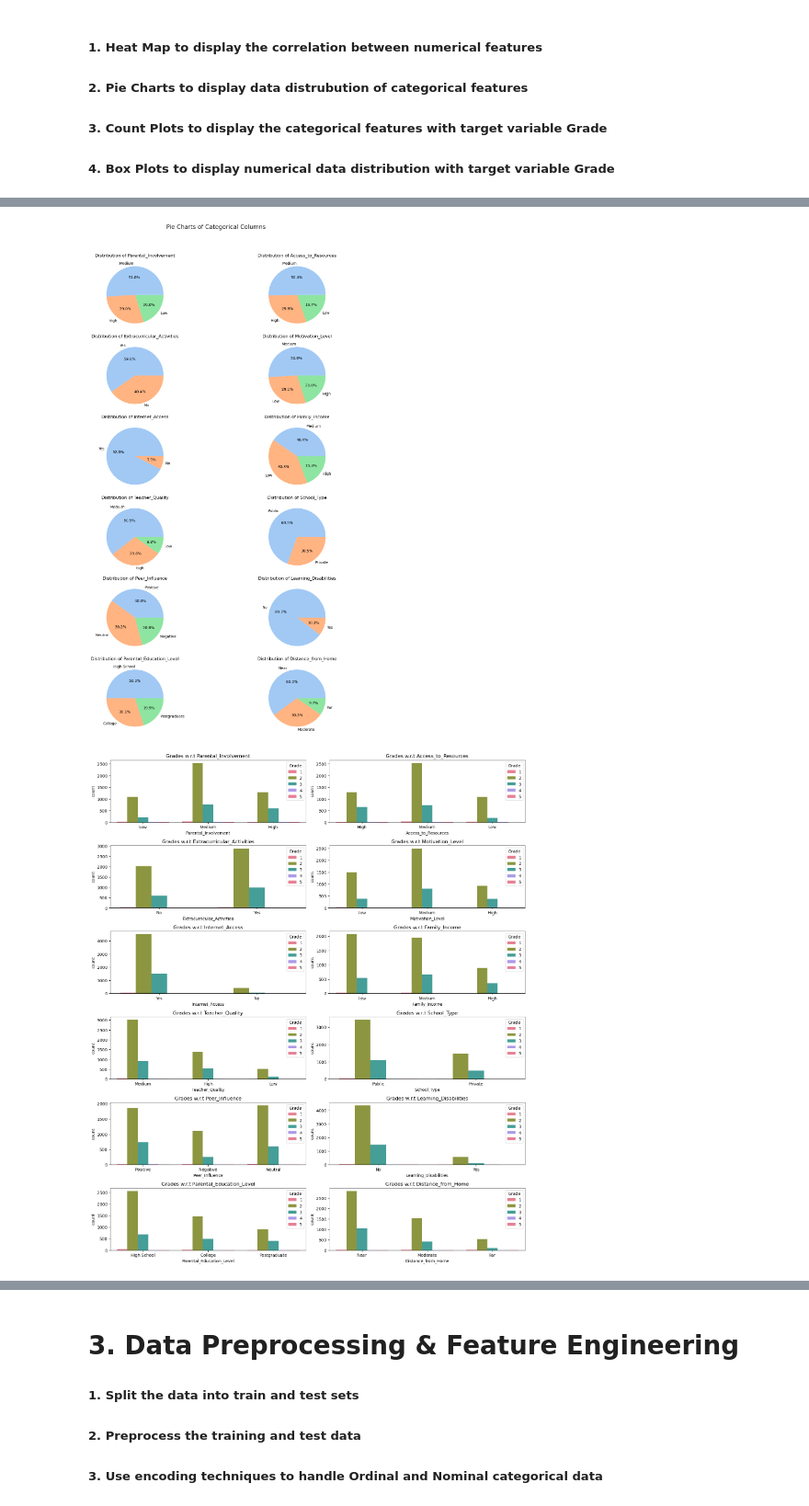
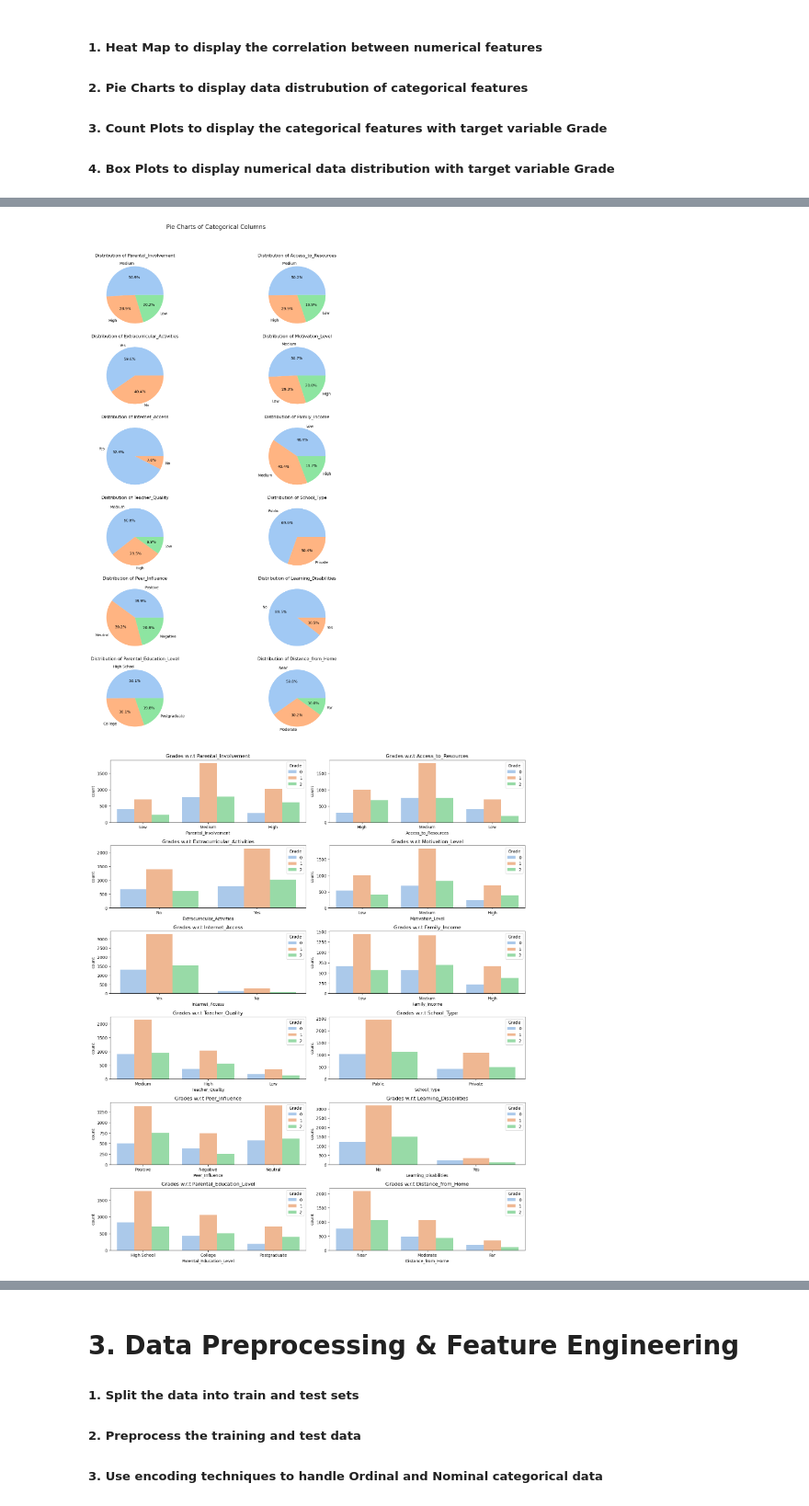
Before and after one commit to Sarath-dba/Capstone, a Jupyter notebook: Student_Performance_Prediction_Analysis.ipynb, the cells around one changed output, grey strips where cells are left out. Shown at 92% size. Saved outputs shown, nothing was run; the diff lists cells and outputs as text; code cells hidden in the pictures.

```diff
--- a/Student_Performance_Prediction_Analysis.ipynb
+++ b/Student_Performance_Prediction_Analysis.ipynb
@@ -255,7 +257,4 @@ fig.show()
 # %%
-## Filter Grade 2 & 3 and look into the data ditribution
-stu_perf_grades_2and3 = stu_perf.query("Grade in [2,3]")
-
 # Create subplots (2 rows, 2 columns)
 fig, axes = plt.subplots(6, 2, figsize=(15, 20))
 fig.suptitle("Pie Charts of Categorical Columns", fontsize=16)
@@ -263,7 +262,7 @@ fig.suptitle("Pie Charts of Categorical Columns", fontsize=16)
 # Loop through categorical columns & plot pie charts
 for i, col in enumerate(categorical_columns):
     row, col_idx = divmod(i, 2)  # Determine subplot location
-    axes[row, col_idx].pie(stu_perf_grades_2and3[col].value_counts(), labels=stu_perf_grades_2and3[col].value_counts().index, autopct='%1.1f%%', colors=sns.color_palette("pastel"))
+    axes[row, col_idx].pie(stu_perf[col].value_counts(), labels=stu_perf[col].value_counts().index, autopct='%1.1f%%', colors=sns.color_palette("pastel"))
     axes[row, col_idx].set_title(f"Distribution of {col}")
 
 # Adjust layout
@@ -271,26 +270,26 @@ plt.tight_layout(rect=[0, 0, 1, 0.95])  # Avoid overlap with title
 plt.savefig('images/Pie_Charts_of_Categorical_Columns.png')
 plt.show()
 # %% [output]
-[figure, old version]
+[figure, new version]
 # %%
 # Select only numerical variables
 numerical_columns = stu_perf.select_dtypes(include=['float64', 'int64']).columns
 categorical_columns = stu_perf.select_dtypes(include=['object']).columns
 
 rows = int(len(categorical_columns)/2) + 1
 cols = 2
 plt.figure(figsize=(15, 20))
 
 for i, col in enumerate(categorical_columns, 1):
     plt.subplot(rows,cols,i)
     plt.title(f"Grades w.r.t {col}")
-    sns.countplot(data=stu_perf, x=stu_perf[col],hue=stu_perf['Grade'], palette='husl')
+    sns.countplot(data=stu_perf, x=stu_perf[col],hue=stu_perf['Grade'], palette='pastel')
 
 plt.tight_layout()
 plt.savefig('images/Bar_Charts_of_Categorical_Columns_with_Grade.png')
 plt.show()
 # %% [output]
-[figure, old version]
+[figure, new version]
 # %%
 # Select only numerical variables
 columns = stu_perf.select_dtypes(include=['float64', 'int64']).columns.drop("Grade")
```
Also changed, not shown: parts of 21 cells of this notebook, 20 other files.
